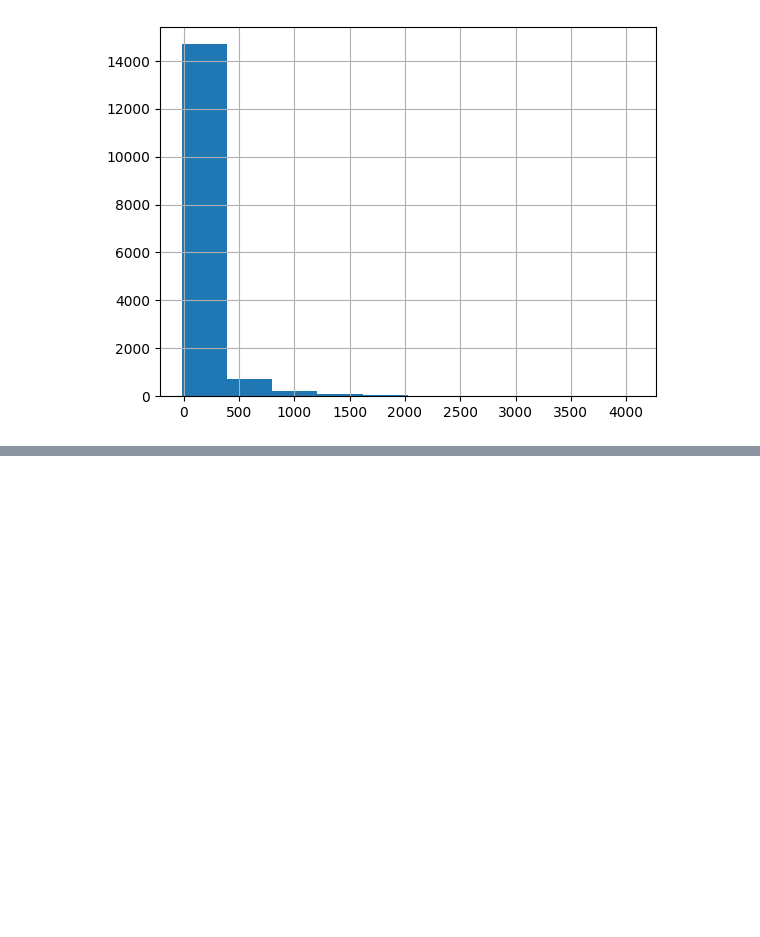
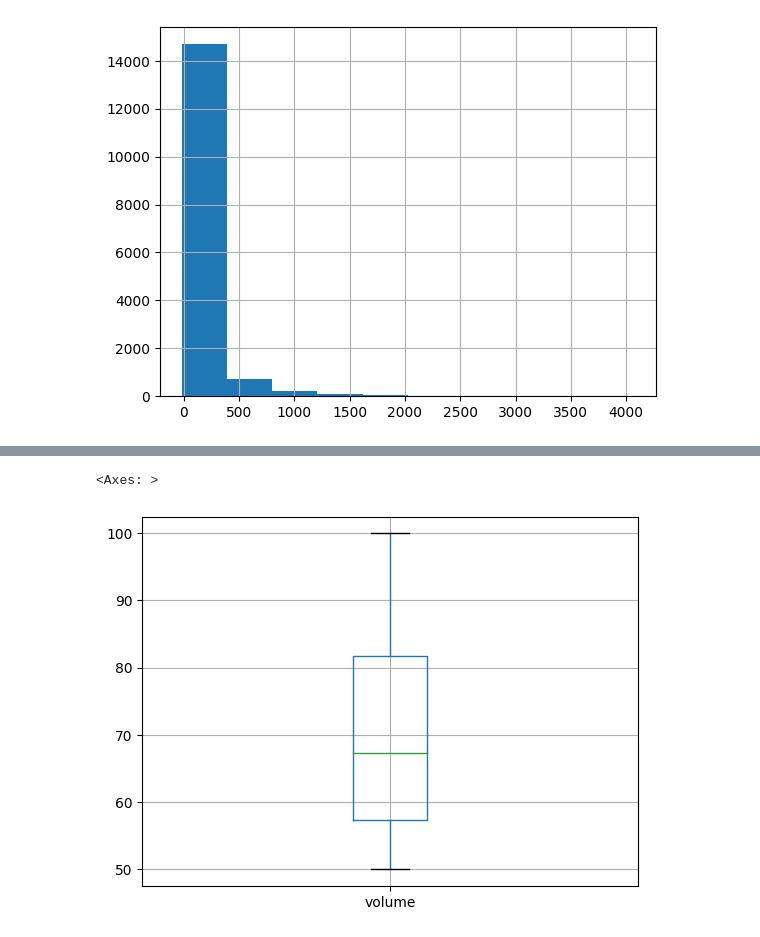
Before and after one commit to BRIJNANDA1979/Climate-Water-Supply-Forecast-Rodeo, a Jupyter notebook: Version_1_Seasonal_Analysis_of_Water_Supply_Forecast_Rodeo_project.ipynb, the cells around one changed output, grey strips where cells are left out. Saved outputs shown, nothing was run; the diff lists cells and outputs as text; code cells hidden in the pictures; blank space fills up the shorter version.

```diff
--- a/Version_1_Seasonal_Analysis_of_Water_Supply_Forecast_Rodeo_project.ipynb
+++ b/Version_1_Seasonal_Analysis_of_Water_Supply_Forecast_Rodeo_project.ipynb
@@ -765,0 +833,4 @@ df['volume'].hist()
+# %%
+####   Sample  A at 10%   50-100 volume values
+
+df_sample_A = df[df['volume'].between(50,100)]
@@ -765,0 +867,5 @@ df['volume'].hist()
+# %%
+df_sample_A.boxplot(column='volume')
+# %% [output]
+<Axes: >
+[figure, added]
```
Also changed, not shown: parts of 59 cells of this notebook.
